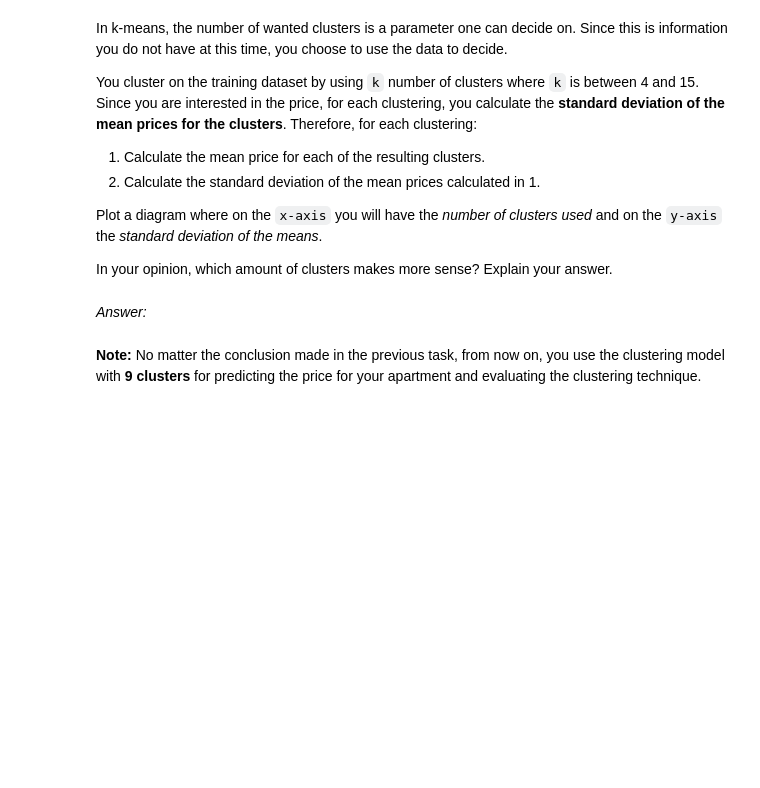
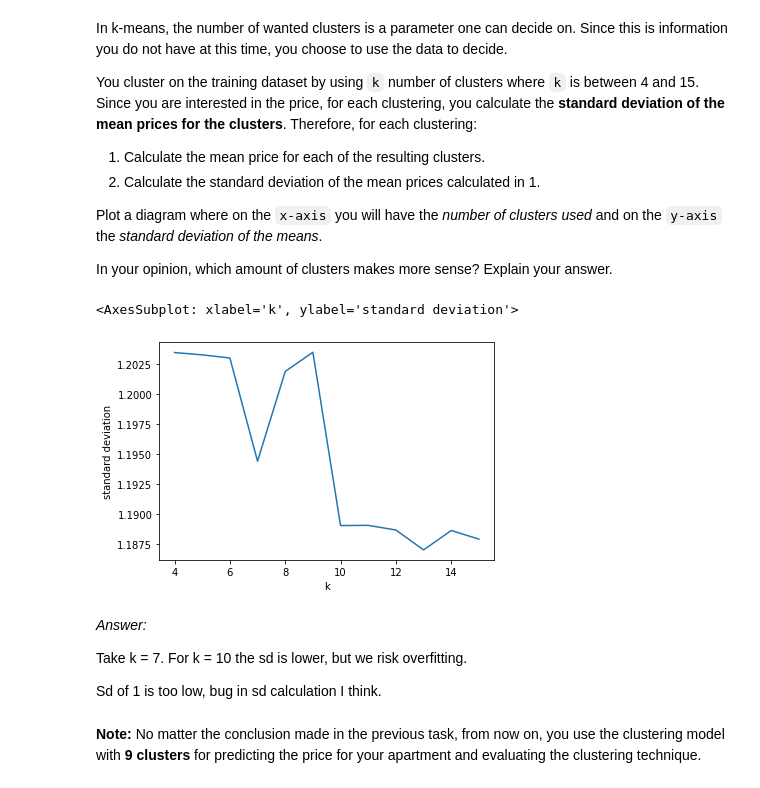
Before and after one commit to Christopher-Schmitz/IDS-Instruction-1, a Jupyter notebook: assignment_1_update.ipynb, the cells around one changed output. Saved outputs shown, nothing was run; the diff lists cells and outputs as text; code cells hidden in the pictures; blank space fills up the shorter version.

```diff
--- a/assignment_1_update.ipynb
+++ b/assignment_1_update.ipynb
@@ -624,3 +624,7 @@ In this task, you will use the k-means algorithm.
 K-means tries to calculate the distance between different data points. Since some of the features you want to use are not numeric, apply one-hot encoding to be able to use distance measures. Use the preprocessing module of sklearn to prepare your dataset for clustering.
 # %%
 # Your answer goes here
+train_encoded = pd.get_dummies(train)
+test_encoded = pd.get_dummies(test)
+
+test_encoded.head()
@@ -638,8 +649,56 @@ Plot a diagram where on the `x-axis` you will have the *number of clusters used*
 In your opinion, which amount of clusters makes more sense? Explain your answer.
 # %%
 # Your answer goes here
+
+from sklearn.cluster import KMeans
+import math
+
+def get_means(labels, data, k):
+    price_total = [0 for _ in range(k)]
+    num_instances = [0 for _ in range(k)]
+    for i, instance in enumerate(data.values):
+        price = instance[1]
+        label = labels[i]
+        price_total[label] += price
+        num_instances[label] += 1
+
+    return [price_total[i]/num_instances[i] for i in range(k)]
+
+
+def get_deviation(labels, data, means):
+    prices = data['price'].values
+    return math.sqrt(sum(map(lambda i: (means[labels[i]] - prices[i])**2, range(len(data))))) / len(data)
+
+train_encoded.columns
+
+features = ['number rooms', 'room type_Entire home/apt',
+       'room type_Hotel room', 'room type_Private room',
+       'room type_Shared room', 'neighborhood group_Bronx',
+       'neighborhood group_Brooklyn', 'neighborhood group_Manhattan',
+       'neighborhood group_Queens', 'neighborhood group_Staten Island']
+
+deviations = []
+for k in range(4, 16):
+    kmeans = KMeans(n_clusters=k, n_init=100, random_state=100).fit(train_encoded[features])
+
+    means = get_means(kmeans.labels_, train_encoded, k)
+    deviation = get_deviation(kmeans.labels_, train_encoded, means)
+    deviations.append(deviation)
+
+
+deviations_per_k = pd.DataFrame({'k': range(4, 16), 'standard deviation': deviations})
+
+sns.lineplot(data=deviations_per_k, x='k', y='standard deviation')
+# %% [output]
+<AxesSubplot: xlabel='k', ylabel='standard deviation'>
+[figure, added]
 # %% [markdown]
 _Answer:_
+
+Take k = 7. For k = 10 the sd is lower, but we risk overfitting.
+
+
+Sd of 1 is too low, bug in sd calculation I think.
 # %% [markdown]
 **Note:** No matter the conclusion made in the previous task, from now on, you use the clustering model with **9 clusters** for predicting the price for your apartment and evaluating the clustering technique.
 # %% [markdown]
```
Also changed, not shown: parts of 1 cell of this notebook.
